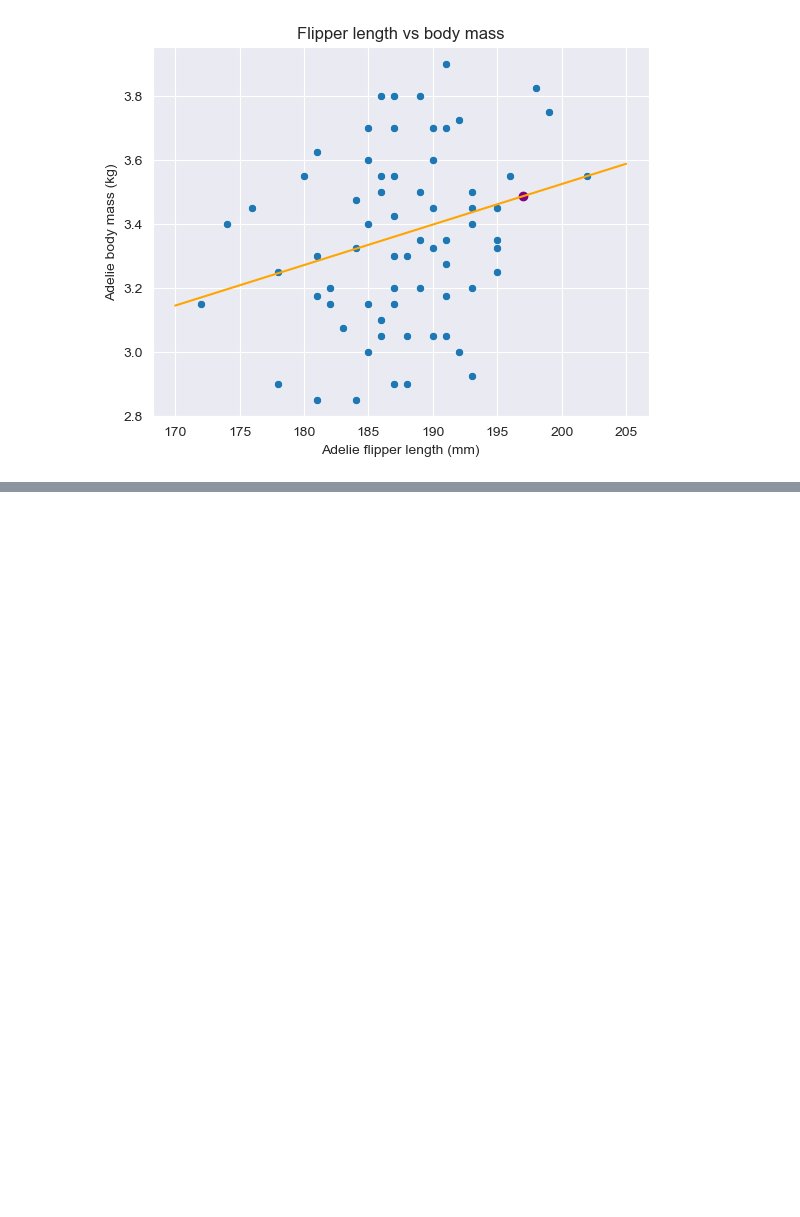
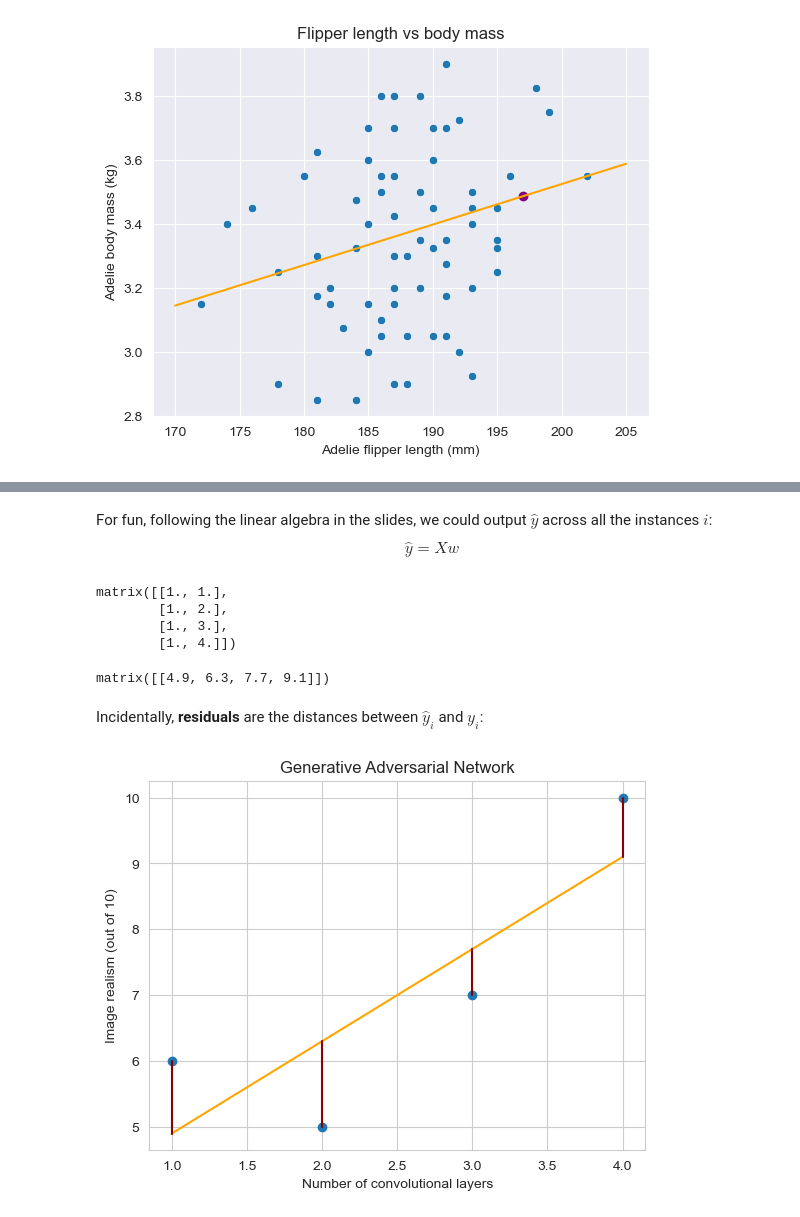
Before and after one commit to sjagadee/math_for_ai_ml, a Jupyter notebook: 6-statistics/5-regression.ipynb, the cells around one changed output, grey strips where cells are left out. Cells and saved outputs as stored; diff of their text form; code cells hidden in the pictures; blank space fills up the shorter version.

```diff
--- a/6-statistics/5-regression.ipynb
+++ b/6-statistics/5-regression.ipynb
@@ -248,0 +346,29 @@ _ = plt.scatter(x_i, y_i, marker='o', color='purple')
+# %% [markdown]
+For fun, following the linear algebra in the slides, we could output $\hat{y}$ across all the instances $i$:
+$$ \hat{y} = Xw $$
+# %%
+X = np.concatenate([np.matrix(np.ones(x.size)).T, np.matrix(x).T], axis=1)
+X
+# %% [output]
+matrix([[1., 1.],
+        [1., 2.],
+        [1., 3.],
+        [1., 4.]])
+# %%
+yhat = np.dot(X, w)
+yhat
+# %% [output]
+matrix([[4.9, 6.3, 7.7, 9.1]])
+# %% [markdown]
+Incidentally, **residuals** are the distances between $\hat{y}_i$ and $y_i$:
+# %%
+fig, ax = plt.subplots()
+plt.title('Generative Adversarial Network')
+plt.xlabel('Number of convolutional layers')
+plt.ylabel('Image realism (out of 10)')
+ax.scatter(x, y)
+_ = plt.plot(xline, yline, color='orange')
+for i in range(x.size):
+    plt.plot([x[i],x[i]], [y[i],yhat[0,i]], color='darkred')
+# %% [output]
+[figure, added]
```
Also changed, not shown: parts of 38 cells of this notebook.
